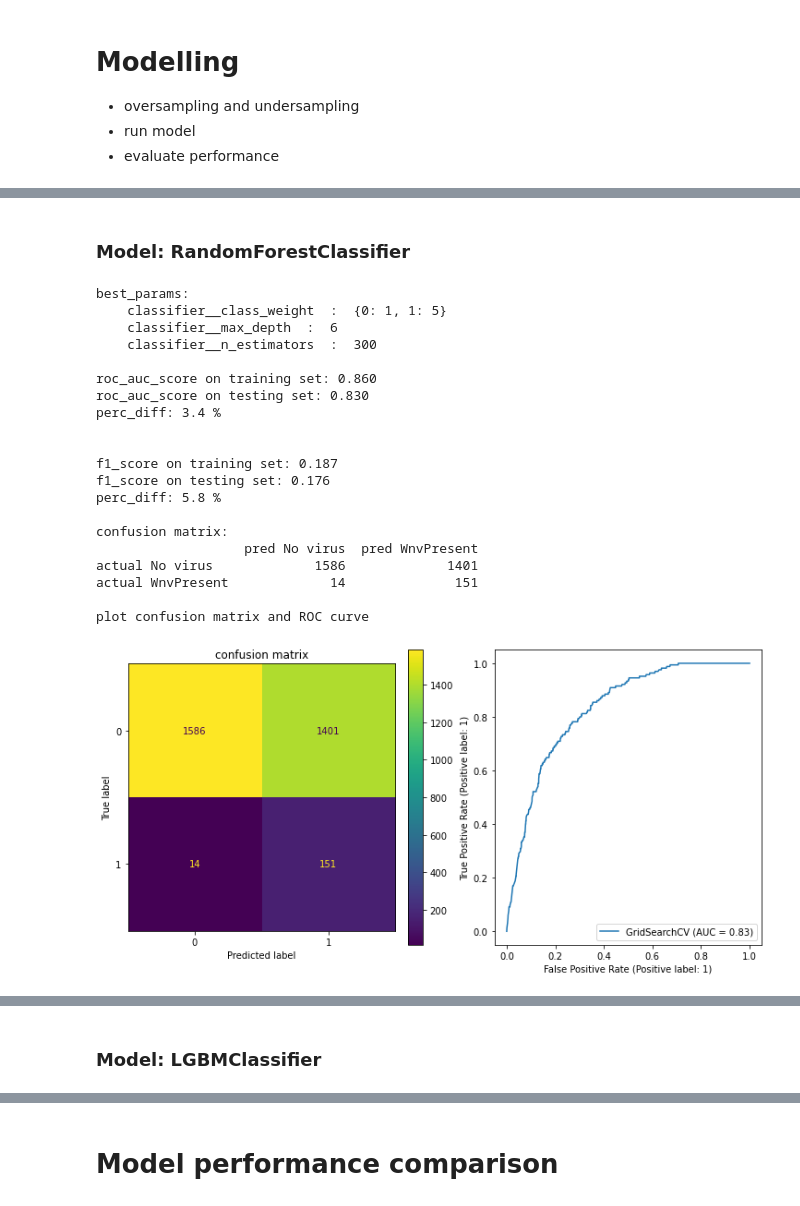
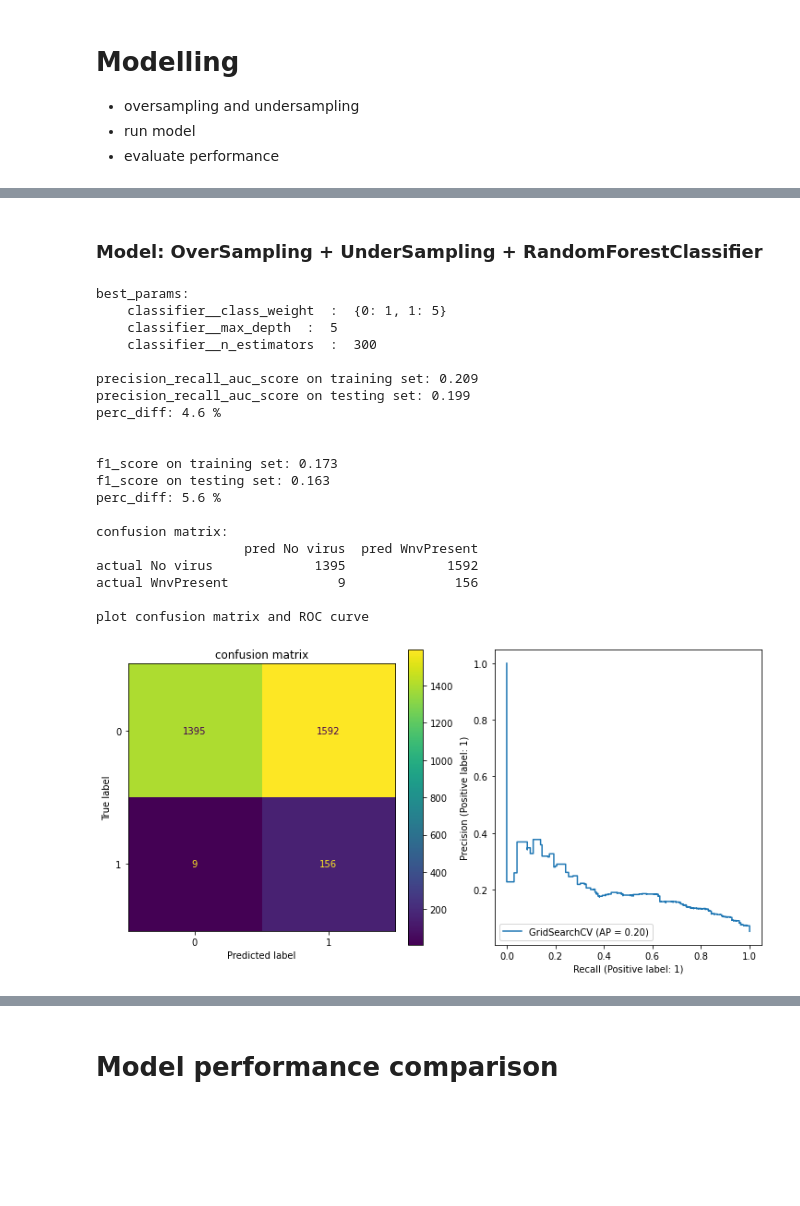
Before and after one commit to oliverfyh/Project-West-Nile-Virus-Prediction, a Jupyter notebook: code/03_modeling.ipynb, the cells around one changed output, grey strips where cells are left out. Cells and saved outputs as stored; diff of their text form; code cells hidden in the pictures; blank space fills up the shorter version.

```diff
--- a/code/03_modeling.ipynb
+++ b/code/03_modeling.ipynb
@@ -98,8 +99,8 @@ def run_model(gs, model_name, X_train, y_train, X_test, y_test):
     test_auc_score = gs.score(X_test, y_test)
     auc_perc_diff = np.abs(test_auc_score/train_auc_score*100-100)
 
-    print(f'\nroc_auc_score on training set: {train_auc_score:.3f}')
-    print(f'roc_auc_score on testing set: {test_auc_score:.3f}')
+    print(f'\nprecision_recall_auc_score on training set: {train_auc_score:.3f}')
+    print(f'precision_recall_auc_score on testing set: {test_auc_score:.3f}')
     print(f'perc_diff: {auc_perc_diff:.1f} %\n')
 
     # Get predictions
@@ -131,8 +132,8 @@ def run_model(gs, model_name, X_train, y_train, X_test, y_test):
     ConfusionMatrixDisplay.from_estimator(gs, X_test, y_test, ax=ax1)
     ax1.set_title("confusion matrix")
 
-    #plot ROC curve
-    RocCurveDisplay.from_estimator(gs, X_test, y_test,ax=ax2)
+    #plot Precision-Recall curve
+    PrecisionRecallDisplay.from_estimator(gs, X_test, y_test,ax=ax2)
 
 
     #plot featureimportances
@@ -148,13 +149,13 @@ def run_model(gs, model_name, X_train, y_train, X_test, y_test):
     plt.show()
 
 
-    return pd.DataFrame({'Roc_Auc_Train':train_auc_score,
-                         'Roc_Auc_Test':test_auc_score,
-                         'Roc_Auc Generalization' : auc_perc_diff,
+    return pd.DataFrame({'Precision_Recall__Auc_Train':train_auc_score,
+                         'Precision_Recall_Auc_Test':test_auc_score,
+                         'Precision_Recall_Auc Generalization %' : auc_perc_diff,
 
                          'F1_train' : train_f1_score,
                          'F1_test' : test_f1_score,
-                         'F1 Generalization' : f1_perc_diff
+                         'F1 Generalization %' : f1_perc_diff
                         }, index=[model_name])
 # %% [markdown]
 # import data from pickle file
@@ -168,7 +169,8 @@ df_final_submission = pickle_dict2['df_final_submission']
 # %% [markdown]
 # Data Preparation
 # %%
-random_key=400
+#15, smlgb(public Score: 0.74001), oulgb(Public score: 0.75782)
+random_key=15
 
 columns_to_drop = ['Date', 'Address', 'Block', 'Street', 'Trap', 'AddressNumberAndStreet',
                             'Latitude', 'Longitude', 'AddressAccuracy', 'NumMosquitos', 'WnvPresent', 'geometry','Station']
@@ -177,14 +179,12 @@ X = df_final.drop(columns=columns_to_drop)
 y = df_final['WnvPresent']
 
 X_train, X_test, y_train, y_test = train_test_split(X, y, test_size=.3, random_state=random_key, stratify=y)
-#X_train, X_test, y_train, y_test = train_test_split(X, y, test_size=.3, random_state=100, shuffle=False)
-
-
-
-
 
 #for test submission
 columns_to_drop_submission = ['Date', 'Address', 'Block', 'Street', 'Trap', 'AddressNumberAndStreet',
                             'Latitude', 'Longitude', 'AddressAccuracy', 'geometry','Station', 'Id']
 
 X_submission =  df_final_submission.drop(columns=columns_to_drop_submission)
+
+#result_list to hold the result from each model for final comparison
+result_list = []
@@ -214,16 +212,16 @@ pipe_params = {'classifier__n_estimators' : [300,500],       #The number of tree
 
 # Instantiate GridSearchCV.
 #tscv = TimeSeriesSplit(n_splits=3)
-gs_gb = GridSearchCV(pipe, # what object are we optimizing?
+gs_ougb = GridSearchCV(pipe, # what object are we optimizing?
                     param_grid = pipe_params, # what parameters values are we searching?
                     cv=3, # 3-fold cross-validation.
                     n_jobs=-1,
-                    scoring='roc_auc'
+                    scoring='average_precision'
                     )
 
 
 #finding the best hypermeter list for the model
-result = run_model(gs_gb, "GradientBoost", X_train, y_train, X_test, y_test)
+result = run_model(gs_ougb, "OverSampling + UnderSampling + GradientBoost", X_train, y_train, X_test, y_test)
 result_list.append(result)
 # %% [output]
 best_params:
@@ -250,5 +248,5 @@ plot confusion matrix and ROC curve
 # %% [markdown]
-### Model: RandomForestClassifier
+### Model: OverSampling + UnderSampling + RandomForestClassifier
 # %%
 # define pipeline
 over = RandomOverSampler(sampling_strategy=0.1, random_state=random_key)
@@ -260,43 +258,43 @@ pipe = Pipeline(steps=steps)
 
 
 #pipeline parameters
 pipe_params = {'classifier__n_estimators' : [300],       #The number of trees in the forest.
                 'classifier__max_depth' : [4,5,6],              #The maximum depth of the tree.
                 'classifier__class_weight' : [None, {0:1,1:5}, {0:1,1:10}, {0:1,1:25}]
                }
 
 
 # Instantiate GridSearchCV.
 #tscv = TimeSeriesSplit(n_splits=3)
-gs_rf = GridSearchCV(pipe, # what object are we optimizing?
+gs_ourf = GridSearchCV(pipe, # what object are we optimizing?
                     param_grid = pipe_params, # what parameters values are we searching?
                     cv=3, # 3-fold cross-validation.
                     n_jobs=-1,
-                    scoring='roc_auc'
+                    scoring='average_precision'
                     )
 
 #finding the best hypermeter list for the model
-result = run_model(gs_rf, "RandomForest", X_train, y_train, X_test, y_test )
+result = run_model(gs_ourf, "OverSampling + UnderSampling + RandomForest", X_train, y_train, X_test, y_test )
 result_list.append(result)
 # %% [output]
 best_params:
     classifier__class_weight  :  {0: 1, 1: 5}
-    classifier__max_depth  :  6
+    classifier__max_depth  :  5
     classifier__n_estimators  :  300
 
-roc_auc_score on training set: 0.860
-roc_auc_score on testing set: 0.830
-perc_diff: 3.4 %
+precision_recall_auc_score on training set: 0.209
+precision_recall_auc_score on testing set: 0.199
+perc_diff: 4.6 %
 
 
-f1_score on training set: 0.187
-f1_score on testing set: 0.176
-perc_diff: 5.8 %
+f1_score on training set: 0.173
+f1_score on testing set: 0.163
+perc_diff: 5.6 %
 
 confusion matrix:
                    pred No virus  pred WnvPresent
-actual No virus             1586             1401
-actual WnvPresent             14              151
+actual No virus             1395             1592
+actual WnvPresent              9              156
 
 plot confusion matrix and ROC curve
-[figure, old version]
+[figure, new version]
@@ -304,2 +301,0 @@ plot confusion matrix and ROC curve
-# %% [markdown]
-### Model: LGBMClassifier
```
Also changed, not shown: parts of 14 cells of this notebook, 2 other files.
